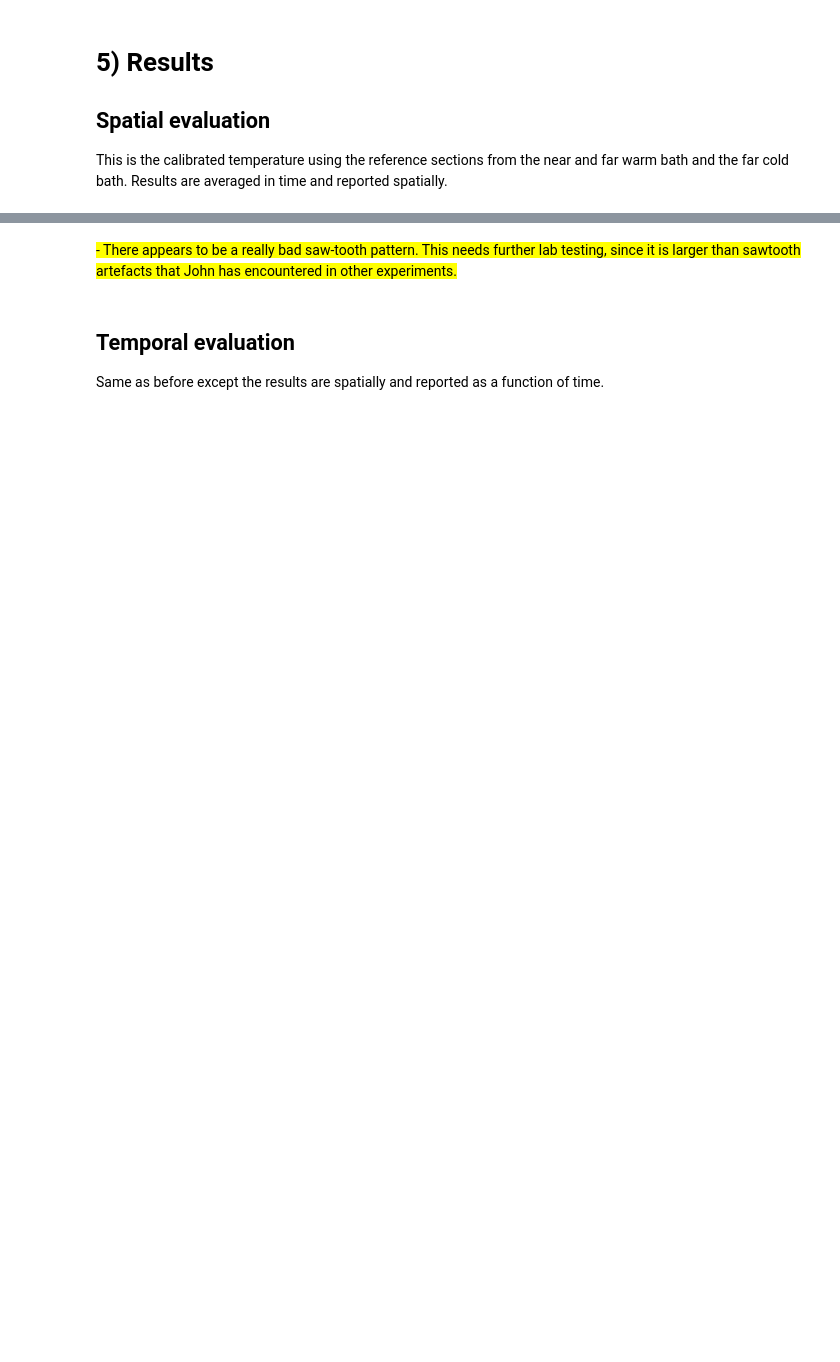
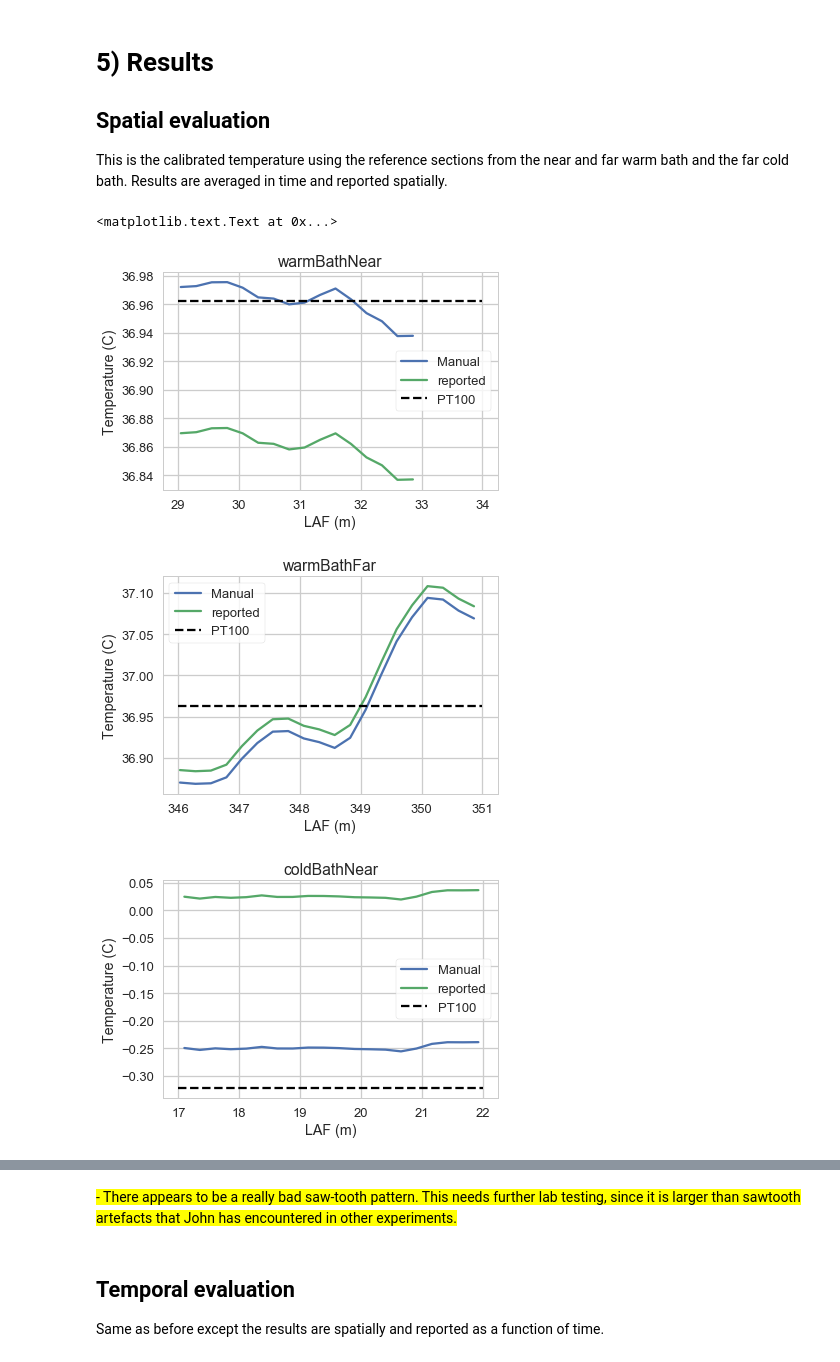
Before and after one commit to klapo/DTS, a Jupyter notebook: DTS.VertHarpSpectralExp.CalibrationTests_XT.ipynb, the cells around one changed output, grey strips where cells are left out. Drawn from its saved outputs; the diff is of its cells as text; code cells hidden in the pictures; blank space fills up the shorter version.

```diff
--- a/DTS.VertHarpSpectralExp.CalibrationTests_XT.ipynb
+++ b/DTS.VertHarpSpectralExp.CalibrationTests_XT.ipynb
@@ -257,7 +318,7 @@ plt.plot(ds.LAF.swap_dims({'LAF': 'location'}).sel(location=loc),
          ds.temp.swap_dims({'LAF': 'location'}).sel(location=loc).mean(dim='time'),
          label='reported')
 
-probe_ds = ds.probe1Temperature
+probe_ds = ds.probeWarmBath
 plt.plot([location['warmBathNear'][0], location['warmBathNear'][1]],
           [probe_ds.mean(dim='time'), probe_ds.mean(dim='time')], 'k--', label='PT100')
 
@@ -276,7 +337,7 @@ plt.plot(ds.LAF.swap_dims({'LAF': 'location'}).sel(location=loc),
          ds.temp.swap_dims({'LAF': 'location'}).sel(location=loc).mean(dim='time'),
          label='reported')
 
-probe_ds = ds.probe1Temperature
+probe_ds = ds.probeWarmBath
 plt.plot([location[loc][0], location[loc][1]],
           [probe_ds.mean(dim='time'), probe_ds.mean(dim='time')], 'k--', label='PT100')
 
@@ -293,32 +354,37 @@ plt.plot(ds.LAF.swap_dims({'LAF': 'location'}).sel(location=loc),
          label='Manual')
 plt.plot(ds.LAF.swap_dims({'LAF': 'location'}).sel(location=loc),
          ds.temp.swap_dims({'LAF': 'location'}).sel(location=loc).mean(dim='time'),
          label='reported')
 
-probe_ds = ds.probe2Temperature
+probe_ds = ds.probeColdBath
 plt.plot([location[loc][0], location[loc][1]],
           [probe_ds.mean(dim='time'), probe_ds.mean(dim='time')], 'k--', label='PT100')
 
 plt.legend(frameon=True)
 plt.gca().set_title(loc)
 plt.gca().set_ylabel('Temperature (C)')
 plt.gca().set_xlabel('LAF (m)')
 
 ## Far cold bath
 loc = 'coldBathFar'
 plt.figure()
 plt.plot(ds.LAF.swap_dims({'LAF': 'location'}).sel(location=loc),
          ds.manualTemp.swap_dims({'LAF': 'location'}).sel(location=loc).mean(dim='time'),
          label='Manual')
 plt.plot(ds.LAF.swap_dims({'LAF': 'location'}).sel(location=loc),
          ds.temp.swap_dims({'LAF': 'location'}).sel(location=loc).mean(dim='time'),
          label='reported')
 
-probe_ds = ds.probe2Temperature
+probe_ds = ds.probeColdBath
 plt.plot([location[loc][0], location[loc][1]],
           [probe_ds.mean(dim='time'), probe_ds.mean(dim='time')], 'k--', label='PT100')
 
 plt.legend(frameon=True)
 plt.gca().set_title(loc)
 plt.gca().set_ylabel('Temperature (C)')
 plt.gca().set_xlabel('LAF (m)')
+# %% [output]
+<matplotlib.text.Text at 0x...>
+[figure, added]
+[figure, added]
+[figure, added]
```
Also changed, not shown: parts of 7 cells of this notebook, 1 other file.
